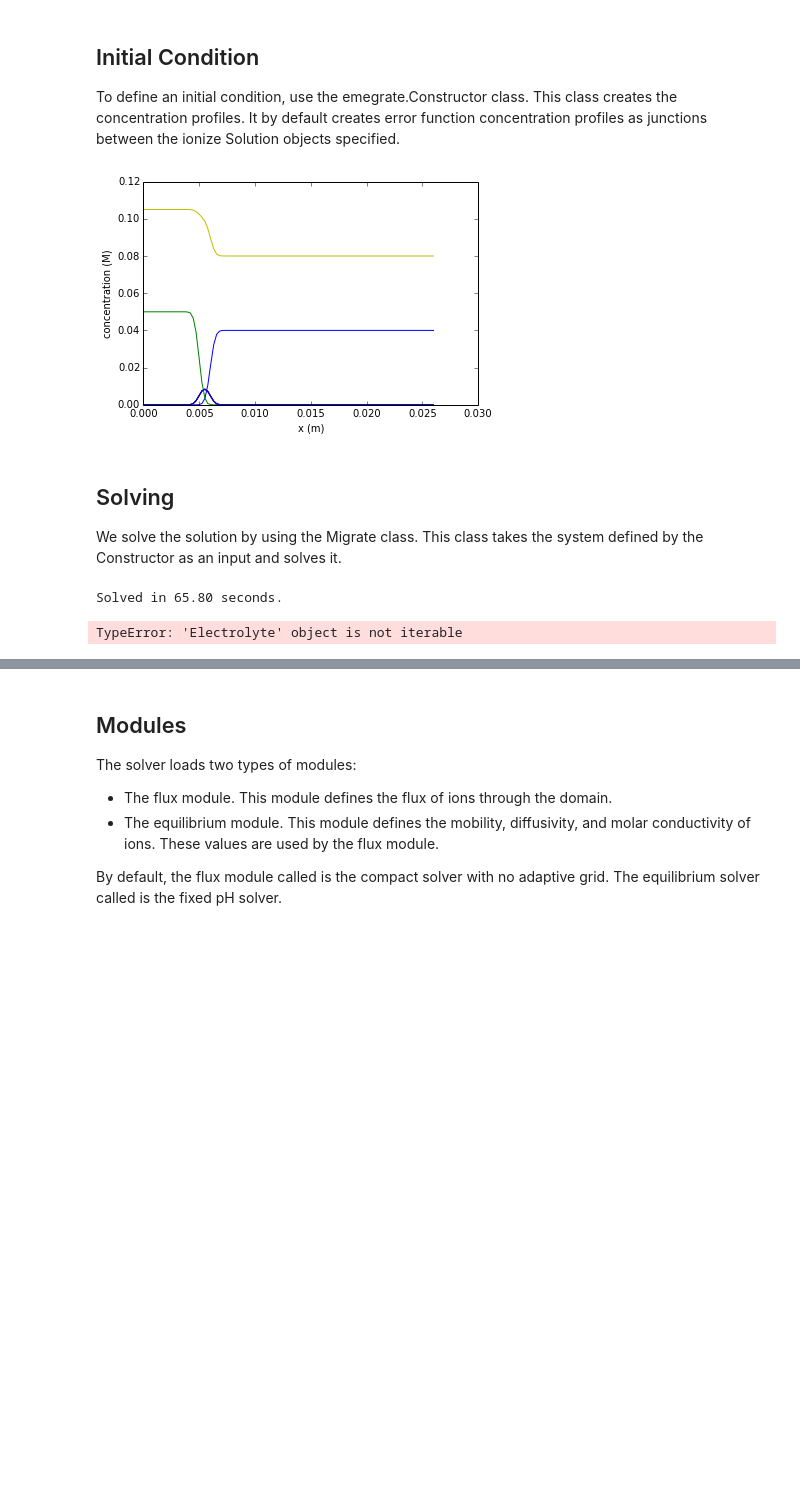
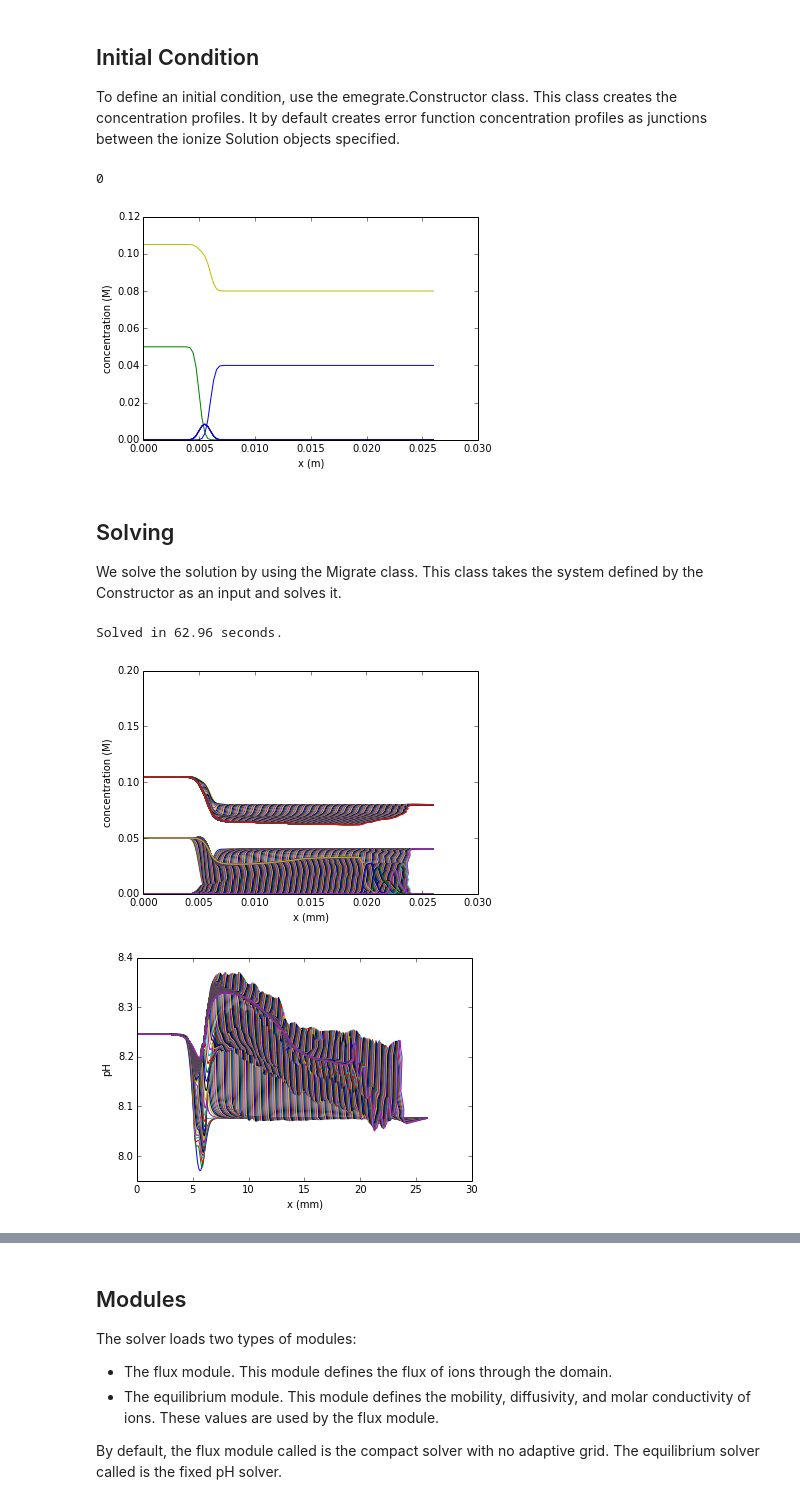
Before and after one commit to lewisamarshall/emigrate, a Jupyter notebook: Tutorial.ipynb, the cells around one changed output, grey strips where cells are left out. Cells and saved outputs as stored; diff of their text form; code cells hidden in the pictures; blank space fills up the shorter version.

```diff
--- a/Tutorial.ipynb
+++ b/Tutorial.ipynb
@@ -23,7 +23,7 @@ solutions = [ionize.Solution(['hepes', 'tris'], [.05, .105]),
                               [.01, .1, .01, .01, .01, .01]),
              ionize.Solution(['hydrochloric acid', 'tris'], [.04, .08]),
             ]
-system = emigrate.Electrolyte().construct(
+system = emigrate.Electrolyte(dict(
                          lengths=[.005, .001, .02],
                          n_nodes=100,
                          interface_length=.0005,
@@ -34,9 +34,12 @@ system = emigrate.Electrolyte().construct(
                          domain_mode='left',
                          area=1
 #                          area=np.linspace(.001**2, .0011**2, 100)
-#                          area = np.ones([100,])
-                         )
+#                          area = np.ones([100,]))
+                         ))
 # system.current = min(system.current)
+print system.current_density
+system.current = system.area*system.current_density
+system.current = -500
 for i in range(len(system.ions)):
     plot(system.nodes, system.concentrations[i,:])
 xlabel('x (m)')
@@ -44,13 +47,14 @@ ylabel('concentration (M)')
 xlim([0, .03])
 show()
 # %% [output]
+0
 [figure]
 # %% [markdown]
 Solving
 -------
 We solve the solution by using the Migrate class. This class takes the system defined by the Constructor as an input and solves it.
 # %%
-solver = emigrate.Migrate(system, filename=None, precondition=True, flux_mode='slip')
+solver = emigrate.Migrate(system, filename='test.hdf5', precondition=True, flux_mode='slip')
 # solver.set_reference_frame(ionize.load_ion('hydrochloric acid'))
 tmax = 200
 dt = 1
@@ -65,36 +69,37 @@ else:
     print 'Solved in {:.2f} seconds.'.format(time.time()-epoch)
 show()
 # %% [output]
-Solved in 65.80 seconds.
+Solved in 62.96 seconds.
 # %%
-for t, electrolyte in solver.electromigration:
+for electrolyte in solver.electromigration:
 #     if t != 0:
 #         figure()
         for ion_concentration in electrolyte.concentrations:
             plot(electrolyte.nodes, ion_concentration, '-')
 #             print ion_concentration[-2:]
 #         print '\n'
 
 xlabel('x (mm)')
 ylabel('concentration (M)')
 ylim([0, .2])
 show()
 
 figure()
-for t, electrolyte in solver.electromigration.electrolytes.items():
+for electrolyte in solver.electromigration:
         plot(electrolyte.nodes*1000, electrolyte.pH, '-')
 #         print electrolyte.pH[-5:]
 xlabel('x (mm)')
 ylabel('pH')
 show()
 
 # figure()
 # for t, electrolyte in solver.electromigration.electrolytes.items():
 #     plot(electrolyte['nodes'], range(len(electrolyte['nodes'])))
 # ylabel('node')
 # xlabel('x (mm)')
 # show()
 # %% [output]
-TypeError: 'Electrolyte' object is not iterable
+[figure, added]
+[figure, added]
 # %%
 figure()
```
Also changed, not shown: parts of 4 cells of this notebook, 9 other files.
